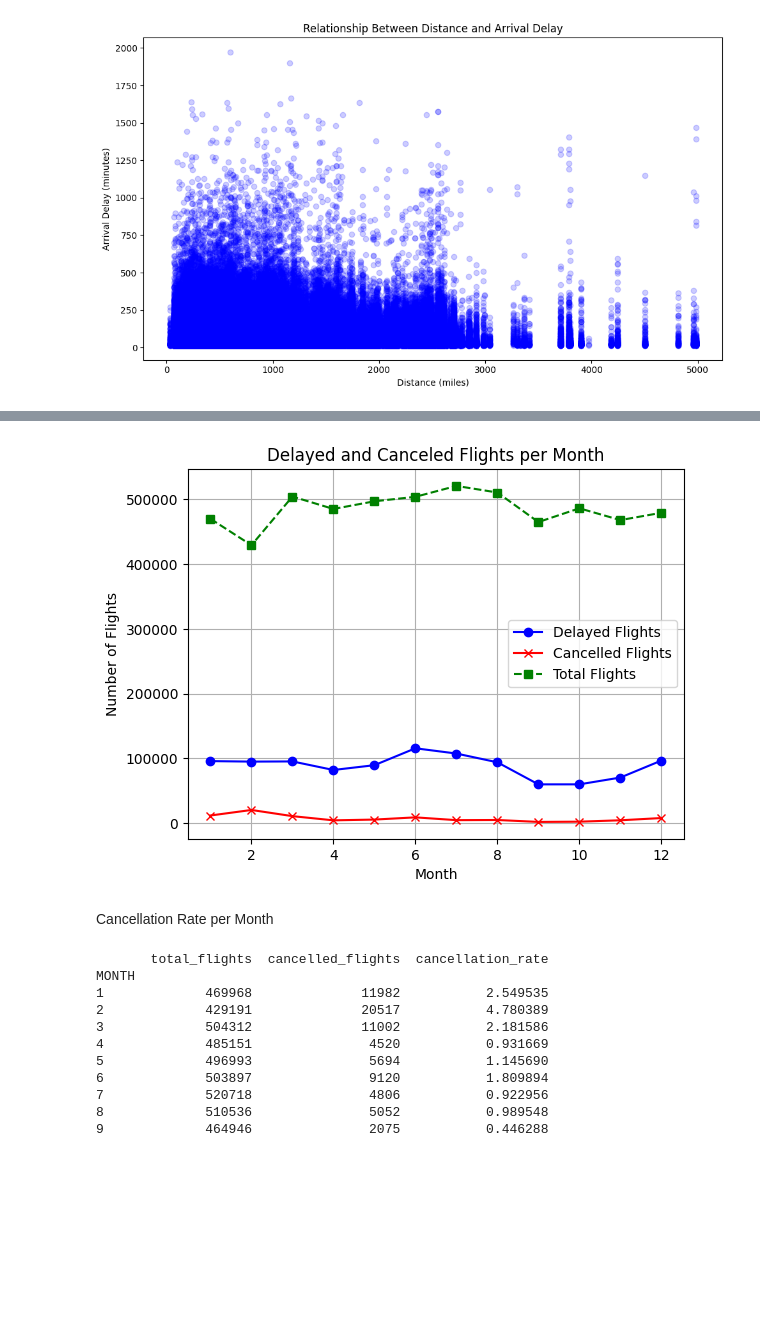
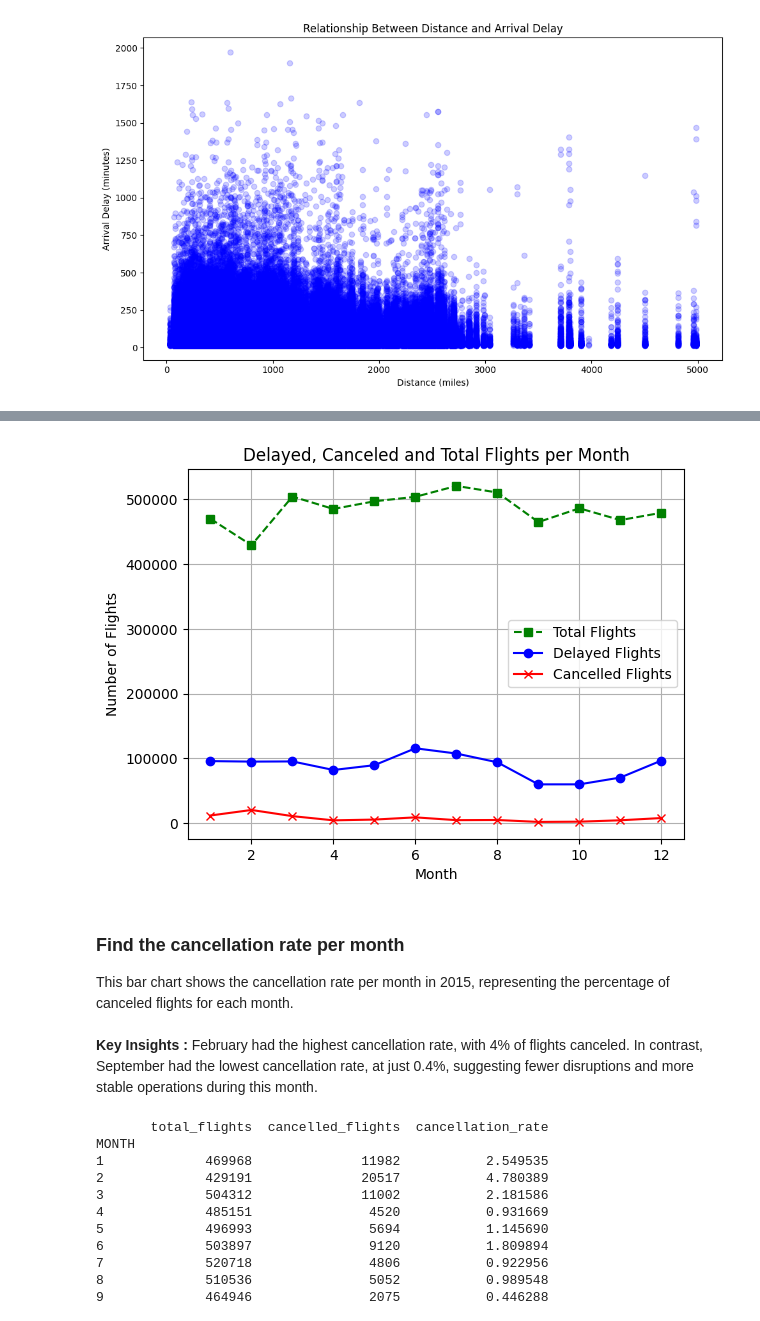
Before and after one commit to GuyPrach/2015-Flight-Delays-and-Cancellations-Analysis, a Jupyter notebook: main.ipynb, the cells around one changed output, grey strips where cells are left out. Drawn from its saved outputs; the diff is of its cells as text; code cells hidden in the pictures; blank space fills up the shorter version.

```diff
--- a/main.ipynb
+++ b/main.ipynb
@@ -395,35 +409,37 @@ Delayed and canceled flights per Month
 # %%
 # delayed flights
 x_delayed = delayed_flights['MONTH']
 y_delayed = delayed_flights['MONTH'].value_counts().sort_index()
 
 # canceled flights
 x_cancelled = cancelled_flights['MONTH']
 y_cancelled = cancelled_flights['MONTH'].value_counts().sort_index()
 
 # total flight in 2015
 y_total = df_flights['MONTH'].value_counts().sort_index()
 
 fig, ax = plt.subplots()
 
 # Plot the delayed, cancelled, and total flights
+ax.plot(y_total.index, y_total.values, label='Total Flights', color='green', marker='s', linestyle='--')
 ax.plot(y_delayed.index, y_delayed.values, label='Delayed Flights', color='blue', marker='o')
 ax.plot(y_cancelled.index, y_cancelled.values, label='Cancelled Flights', color='red', marker='x')
-ax.plot(y_total.index, y_total.values, label='Total Flights', color='green', marker='s', linestyle='--')
 
 # Add label and title
-ax.set(xlabel='Month', ylabel='Number of Flights', title='Delayed and Canceled Flights per Month')
+ax.set(xlabel='Month', ylabel='Number of Flights', title='Delayed, Canceled and Total Flights per Month')
 
 ax.grid()
 
 # Add a legend to differentiate the lines
 ax.legend()
 
 plt.show()
 # %% [output]
-[figure, old version]
+[figure, new version]
-# %% [markdown]
-Cancellation Rate per Month
+# %% [markdown]
+### Find the cancellation rate per month
+This bar chart shows the cancellation rate per month in 2015, representing the percentage of canceled flights for each month.<br><br>
+**Key Insights :** February had the highest cancellation rate, with 4% of flights canceled. In contrast, September had the lowest cancellation rate, at just 0.4%, suggesting fewer disruptions and more stable operations during this month.
 # %%
 # Calculate the total number of flights per month
 total_flights_per_month = df_flights.groupby('MONTH').size()
```
Also changed, not shown: parts of 28 cells of this notebook, 2 other files.
